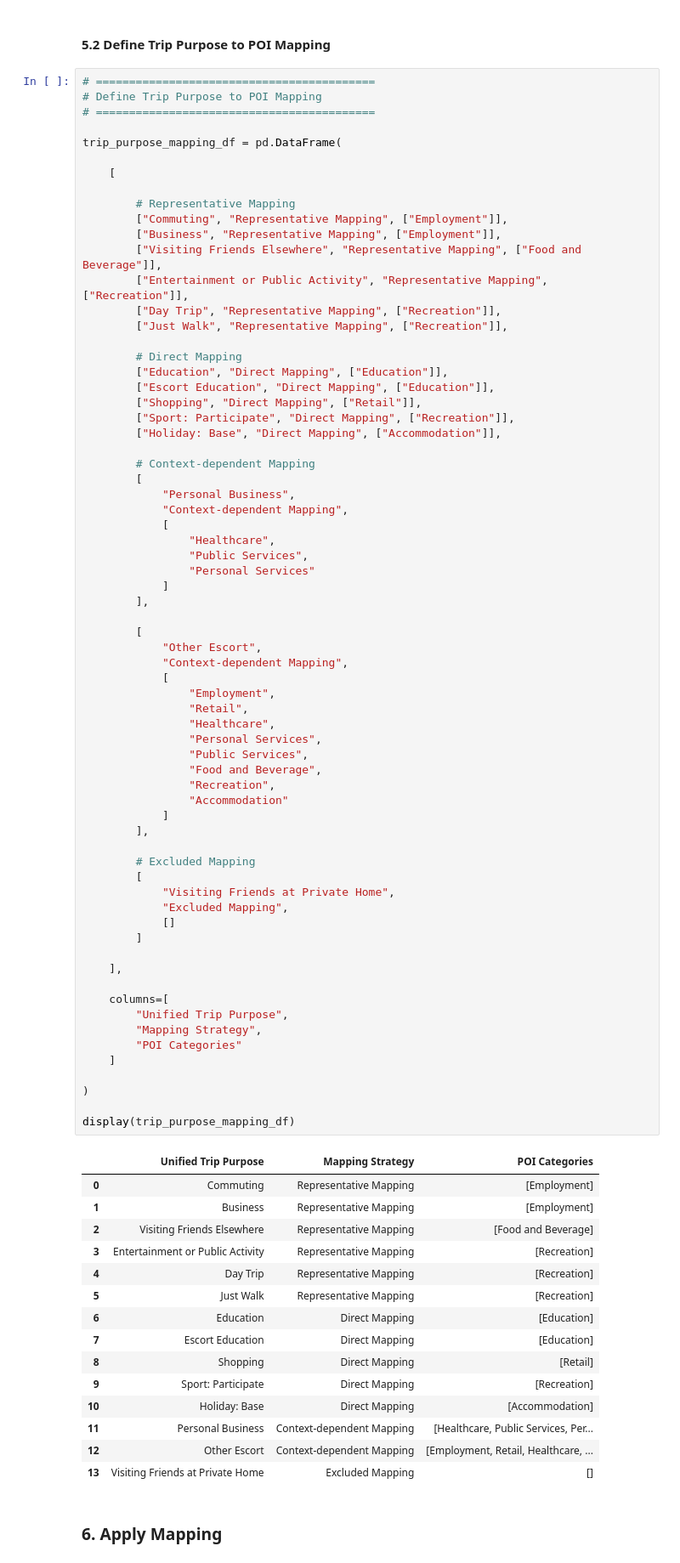
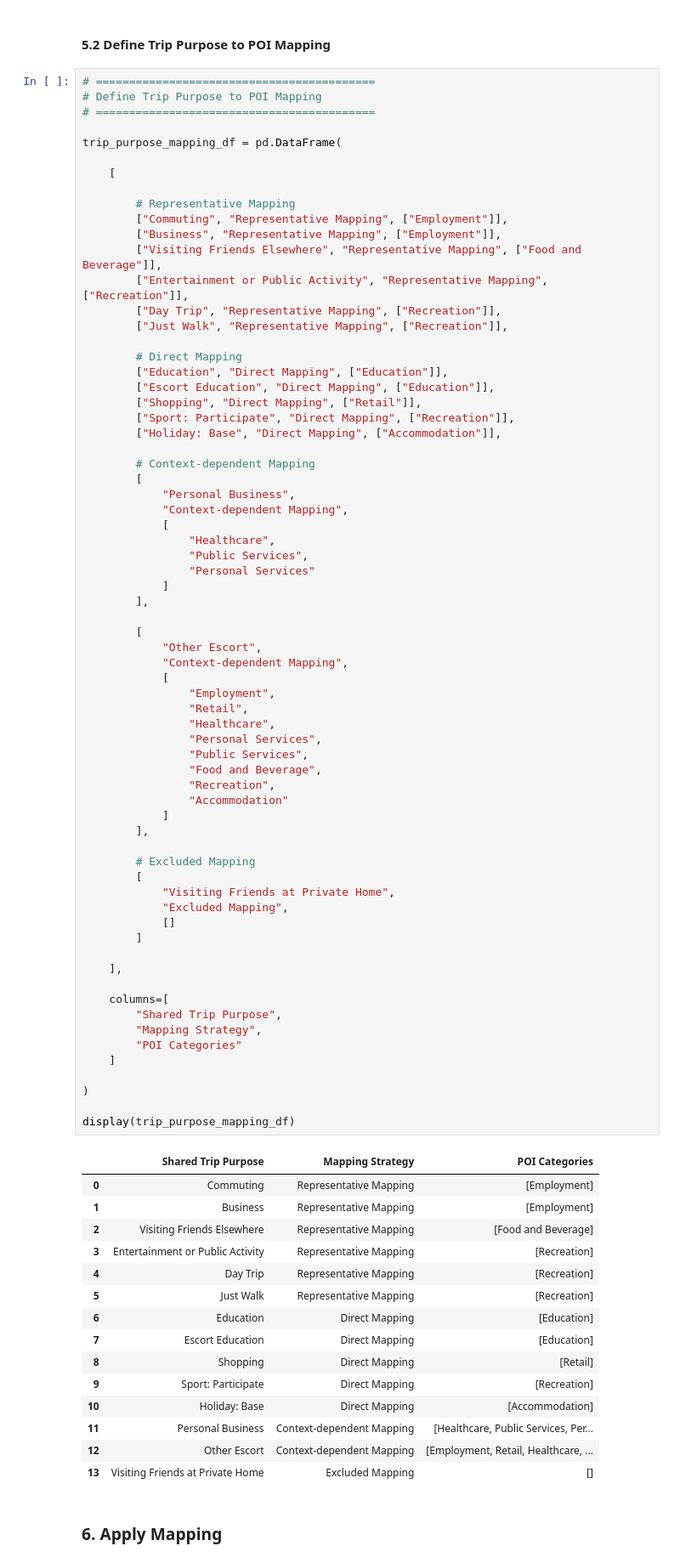
Before and after one commit to yuxinjiang1205/mobility-modelling-framework, a Jupyter notebook: notebooks/behaviour/nts0611_poi_mapping.ipynb, the cells around one changed output. Shown at 85% size. Drawn from its saved outputs; the diff is of its cells as text.

Commit message:
UNIFIED-TRIP-PURPOSES renamed as 'SHARED_TRIP_PURPOSES

```diff
--- a/notebooks/behaviour/nts0611_poi_mapping.ipynb
+++ b/notebooks/behaviour/nts0611_poi_mapping.ipynb
@@ -157,35 +157,35 @@ trip_purpose_mapping_df = pd.DataFrame(
             [
                 "Employment",
                 "Retail",
                 "Healthcare",
                 "Personal Services",
                 "Public Services",
                 "Food and Beverage",
                 "Recreation",
                 "Accommodation"
             ]
         ],
 
         # Excluded Mapping
         [
             "Visiting Friends at Private Home",
             "Excluded Mapping",
             []
         ]
 
     ],
 
     columns=[
-        "Unified Trip Purpose",
+        "Shared Trip Purpose",
         "Mapping Strategy",
         "POI Categories"
     ]
 
 )
 
 display(trip_purpose_mapping_df)
 # %% [output]
-|  | Unified Trip Purpose | Mapping Strategy | POI Categories |
+|  | Shared Trip Purpose | Mapping Strategy | POI Categories |
 | 0 | Commuting | Representative Mapping | [Employment] |
 | 1 | Business | Representative Mapping | [Employment] |
 | 2 | Visiting Friends Elsewhere | Representative Mapping | [Food and Beverage] |
```
Also changed, not shown: parts of 4 cells of this notebook, 6 other files.
